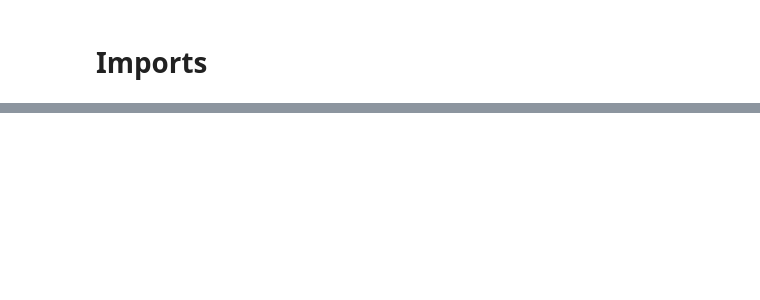
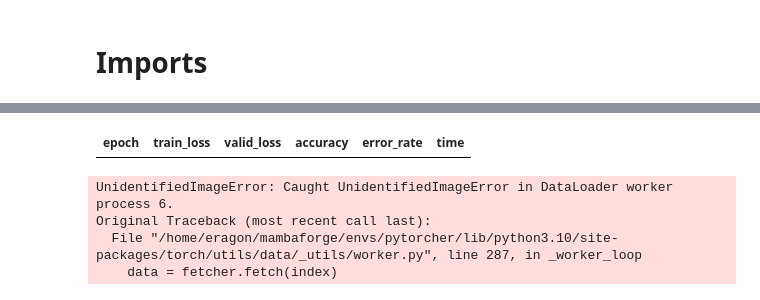
Before and after one commit to utility-code/ArtHelper, a Jupyter notebook: trainer.ipynb, the cells around one changed output, grey strips where cells are left out. Cells and saved outputs as stored; diff of their text form; code cells hidden in the pictures; blank space fills up the shorter version.

```diff
--- a/trainer.ipynb
+++ b/trainer.ipynb
@@ -559,0 +82,8 @@ rem [Errno 2] No such file or directory: '/media/hdd/Datasets/Landscapes/unlabel
+# %%
+learn.fine_tune(3)
+# %% [output]
+| epoch | train_loss | valid_loss | accuracy | error_rate | time |
+UnidentifiedImageError: Caught UnidentifiedImageError in DataLoader worker process 6.
+Original Traceback (most recent call last):
+  File "/home/eragon/mambaforge/envs/pytorcher/lib/python3.10/site-packages/torch/utils/data/_utils/worker.py", line 287, in _worker_loop
+    data = fetcher.fetch(index)
```
Also changed, not shown: parts of 62 cells of this notebook, 2 other files.
